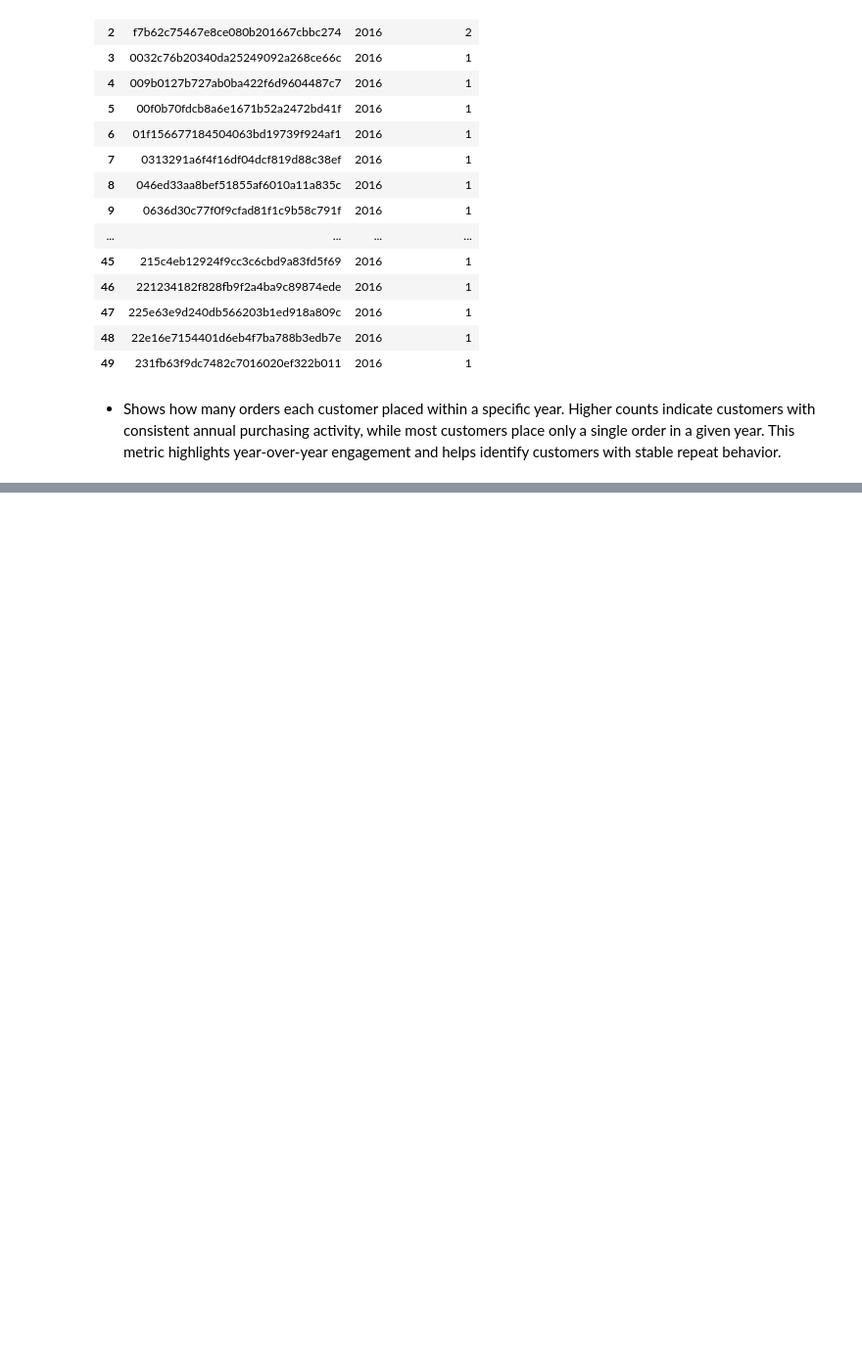
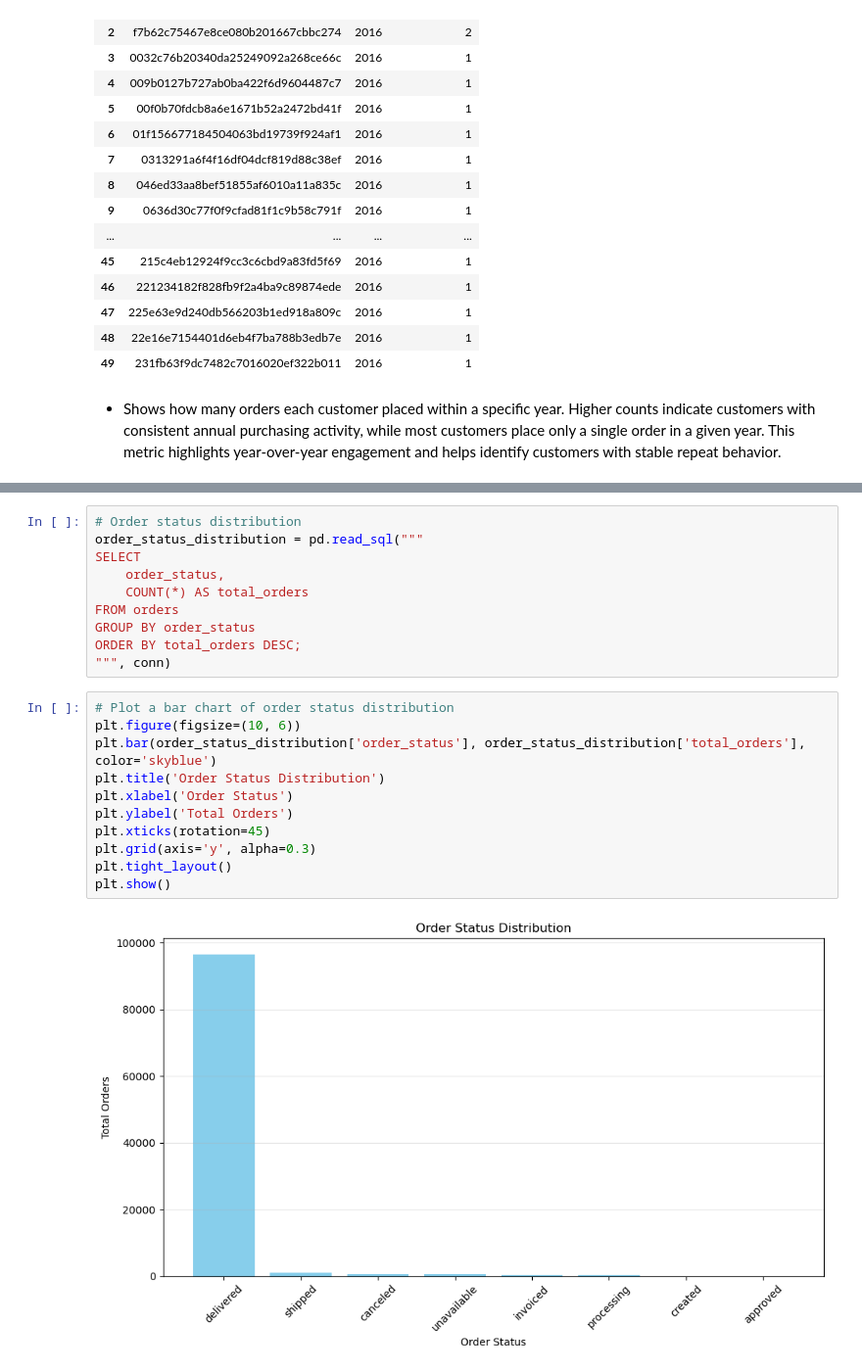
Before and after one commit to DonnahM/E-commerce_performance_insights, a Jupyter notebook: Customer_behavior_trends.ipynb, the cells around one changed output, grey strips where cells are left out. Shown at 98% size. Drawn from its saved outputs; the diff is of its cells as text; blank space fills up the shorter version.

```diff
--- a/Customer_behavior_trends.ipynb
+++ b/Customer_behavior_trends.ipynb
@@ -736,0 +828,23 @@ LIMIT 50;
+# %%
+# Order status distribution
+order_status_distribution = pd.read_sql("""
+SELECT
+    order_status,
+    COUNT(*) AS total_orders
+FROM orders
+GROUP BY order_status
+ORDER BY total_orders DESC;
+""", conn)
+# %%
+# Plot a bar chart of order status distribution
+plt.figure(figsize=(10, 6))
+plt.bar(order_status_distribution['order_status'], order_status_distribution['total_orders'], color='skyblue')
+plt.title('Order Status Distribution')
+plt.xlabel('Order Status')
+plt.ylabel('Total Orders')
+plt.xticks(rotation=45)
+plt.grid(axis='y', alpha=0.3)
+plt.tight_layout()
+plt.show()
+# %% [output]
+[figure, added]
```
Also changed, not shown: parts of 14 cells of this notebook.
